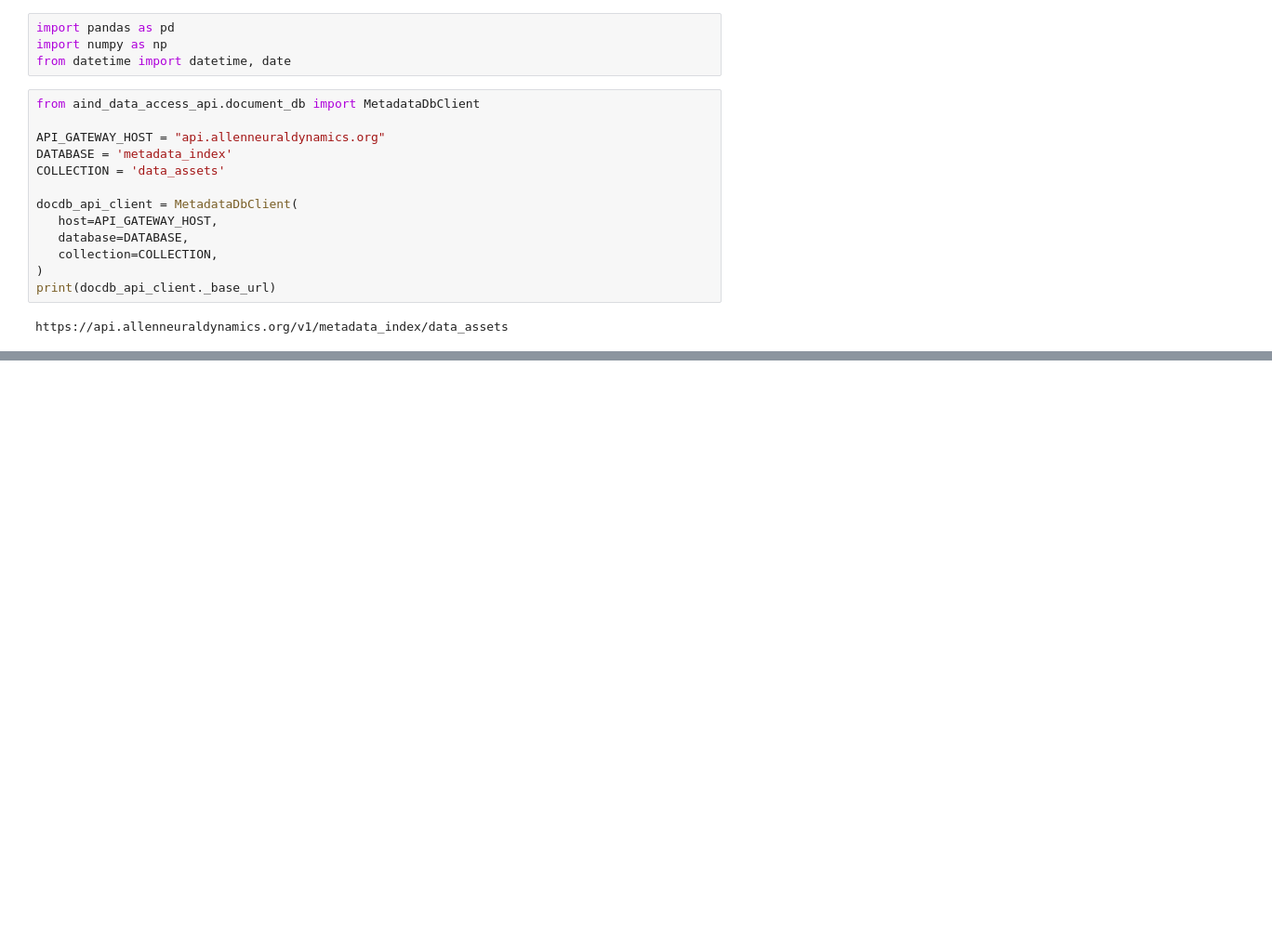
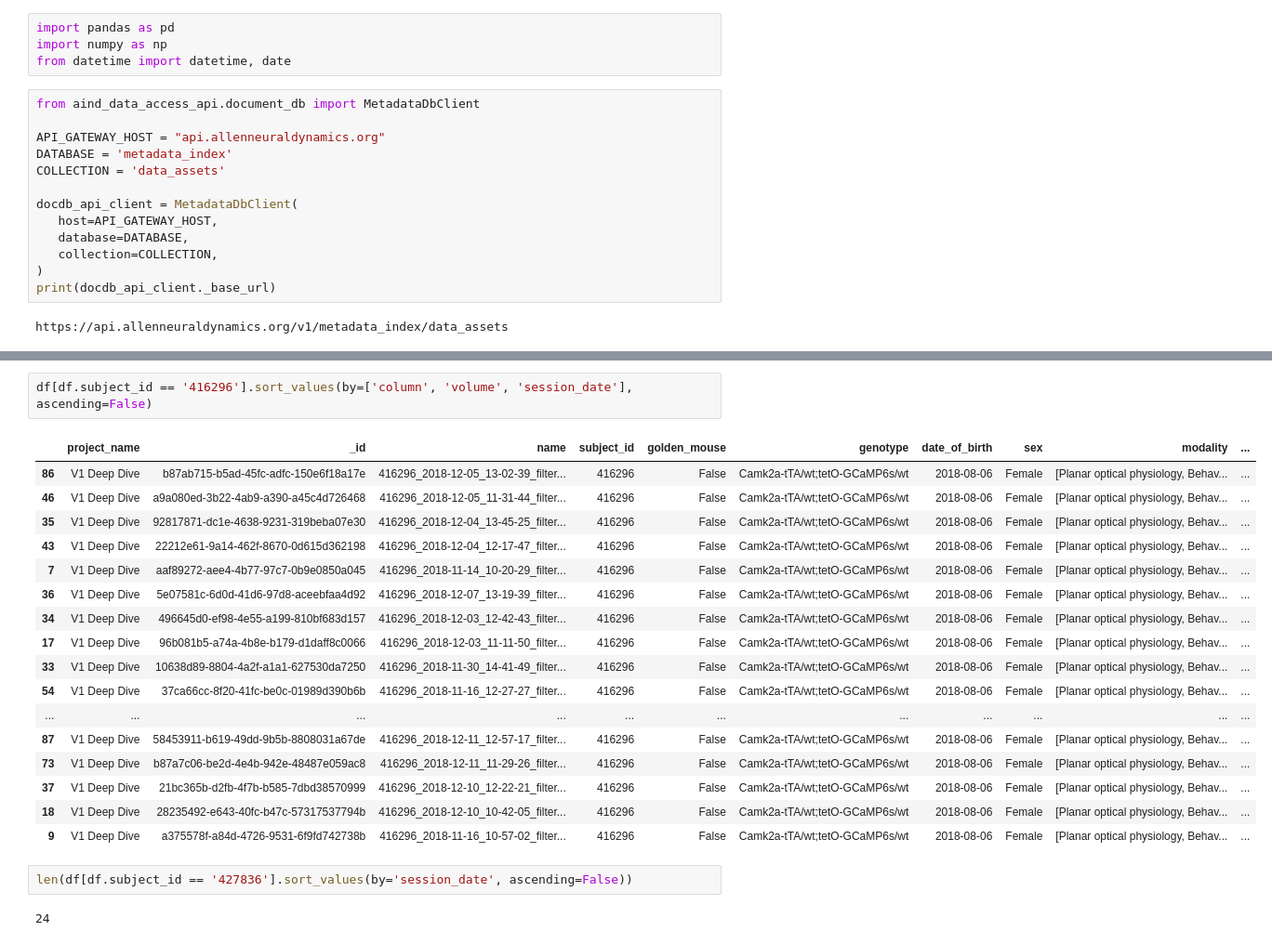
Before and after one commit to AllenSWDB/SWDB_Data_Intro, a Jupyter notebook: code/metadata/V1DD_metadata.ipynb, the cells around one changed output, grey strips where cells are left out. Shown at 93% size. Cells and saved outputs as stored; diff of their text form; blank space fills up the shorter version.

```diff
--- a/code/metadata/V1DD_metadata.ipynb
+++ b/code/metadata/V1DD_metadata.ipynb
@@ -81,0 +115,24 @@ len(test)
+# %%
+df[df.subject_id == '416296'].sort_values(by=['column', 'volume', 'session_date'], ascending=False)
+# %% [output]
+|  | project_name | _id | name | subject_id | golden_mouse | genotype | date_of_birth | sex | modality | ... |
+| 86 | V1 Deep Dive | b87ab715-b5ad-45fc-adfc-150e6f18a17e | 416296_2018-12-05_13-02-39_filter... | 416296 | False | Camk2a-tTA/wt;tetO-GCaMP6s/wt | 2018-08-06 | Female | [Planar optical physiology, Behav... | ... |
+| 46 | V1 Deep Dive | a9a080ed-3b22-4ab9-a390-a45c4d726468 | 416296_2018-12-05_11-31-44_filter... | 416296 | False | Camk2a-tTA/wt;tetO-GCaMP6s/wt | 2018-08-06 | Female | [Planar optical physiology, Behav... | ... |
+| 35 | V1 Deep Dive | 92817871-dc1e-4638-9231-319beba07e30 | 416296_2018-12-04_13-45-25_filter... | 416296 | False | Camk2a-tTA/wt;tetO-GCaMP6s/wt | 2018-08-06 | Female | [Planar optical physiology, Behav... | ... |
+| 43 | V1 Deep Dive | 22212e61-9a14-462f-8670-0d615d362198 | 416296_2018-12-04_12-17-47_filter... | 416296 | False | Camk2a-tTA/wt;tetO-GCaMP6s/wt | 2018-08-06 | Female | [Planar optical physiology, Behav... | ... |
+| 7 | V1 Deep Dive | aaf89272-aee4-4b77-97c7-0b9e0850a045 | 416296_2018-11-14_10-20-29_filter... | 416296 | False | Camk2a-tTA/wt;tetO-GCaMP6s/wt | 2018-08-06 | Female | [Planar optical physiology, Behav... | ... |
+| 36 | V1 Deep Dive | 5e07581c-6d0d-41d6-97d8-aceebfaa4d92 | 416296_2018-12-07_13-19-39_filter... | 416296 | False | Camk2a-tTA/wt;tetO-GCaMP6s/wt | 2018-08-06 | Female | [Planar optical physiology, Behav... | ... |
+| 34 | V1 Deep Dive | 496645d0-ef98-4e55-a199-810bf683d157 | 416296_2018-12-03_12-42-43_filter... | 416296 | False | Camk2a-tTA/wt;tetO-GCaMP6s/wt | 2018-08-06 | Female | [Planar optical physiology, Behav... | ... |
+| 17 | V1 Deep Dive | 96b081b5-a74a-4b8e-b179-d1daff8c0066 | 416296_2018-12-03_11-11-50_filter... | 416296 | False | Camk2a-tTA/wt;tetO-GCaMP6s/wt | 2018-08-06 | Female | [Planar optical physiology, Behav... | ... |
+| 33 | V1 Deep Dive | 10638d89-8804-4a2f-a1a1-627530da7250 | 416296_2018-11-30_14-41-49_filter... | 416296 | False | Camk2a-tTA/wt;tetO-GCaMP6s/wt | 2018-08-06 | Female | [Planar optical physiology, Behav... | ... |
+| 54 | V1 Deep Dive | 37ca66cc-8f20-41fc-be0c-01989d390b6b | 416296_2018-11-16_12-27-27_filter... | 416296 | False | Camk2a-tTA/wt;tetO-GCaMP6s/wt | 2018-08-06 | Female | [Planar optical physiology, Behav... | ... |
+| ... | ... | ... | ... | ... | ... | ... | ... | ... | ... | ... |
+| 87 | V1 Deep Dive | 58453911-b619-49dd-9b5b-8808031a67de | 416296_2018-12-11_12-57-17_filter... | 416296 | False | Camk2a-tTA/wt;tetO-GCaMP6s/wt | 2018-08-06 | Female | [Planar optical physiology, Behav... | ... |
+| 73 | V1 Deep Dive | b87a7c06-be2d-4e4b-942e-48487e059ac8 | 416296_2018-12-11_11-29-26_filter... | 416296 | False | Camk2a-tTA/wt;tetO-GCaMP6s/wt | 2018-08-06 | Female | [Planar optical physiology, Behav... | ... |
+| 37 | V1 Deep Dive | 21bc365b-d2fb-4f7b-b585-7dbd38570999 | 416296_2018-12-10_12-22-21_filter... | 416296 | False | Camk2a-tTA/wt;tetO-GCaMP6s/wt | 2018-08-06 | Female | [Planar optical physiology, Behav... | ... |
+| 18 | V1 Deep Dive | 28235492-e643-40fc-b47c-57317537794b | 416296_2018-12-10_10-42-05_filter... | 416296 | False | Camk2a-tTA/wt;tetO-GCaMP6s/wt | 2018-08-06 | Female | [Planar optical physiology, Behav... | ... |
+| 9 | V1 Deep Dive | a375578f-a84d-4726-9531-6f9fd742738b | 416296_2018-11-16_10-57-02_filter... | 416296 | False | Camk2a-tTA/wt;tetO-GCaMP6s/wt | 2018-08-06 | Female | [Planar optical physiology, Behav... | ... |
+# %%
+len(df[df.subject_id == '427836'].sort_values(by='session_date', ascending=False))
+# %% [output]
+24
```
Also changed, not shown: parts of 11 cells of this notebook, 3 other files.
